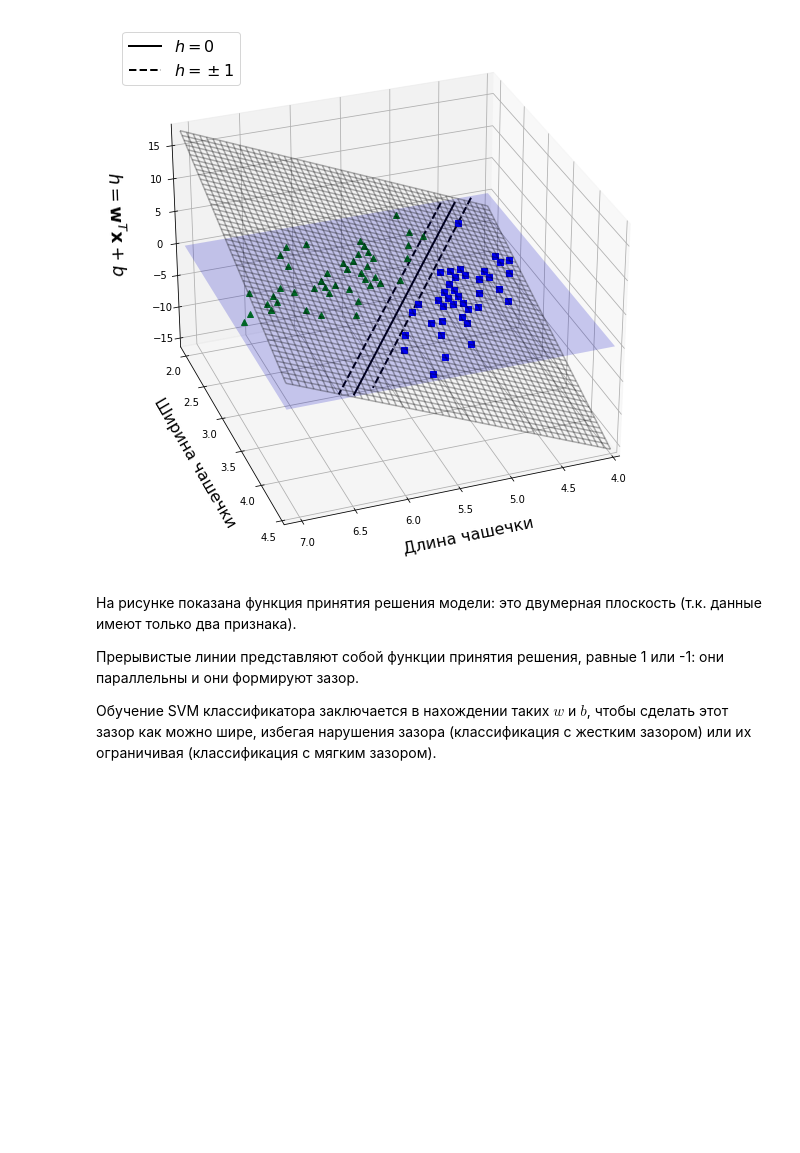
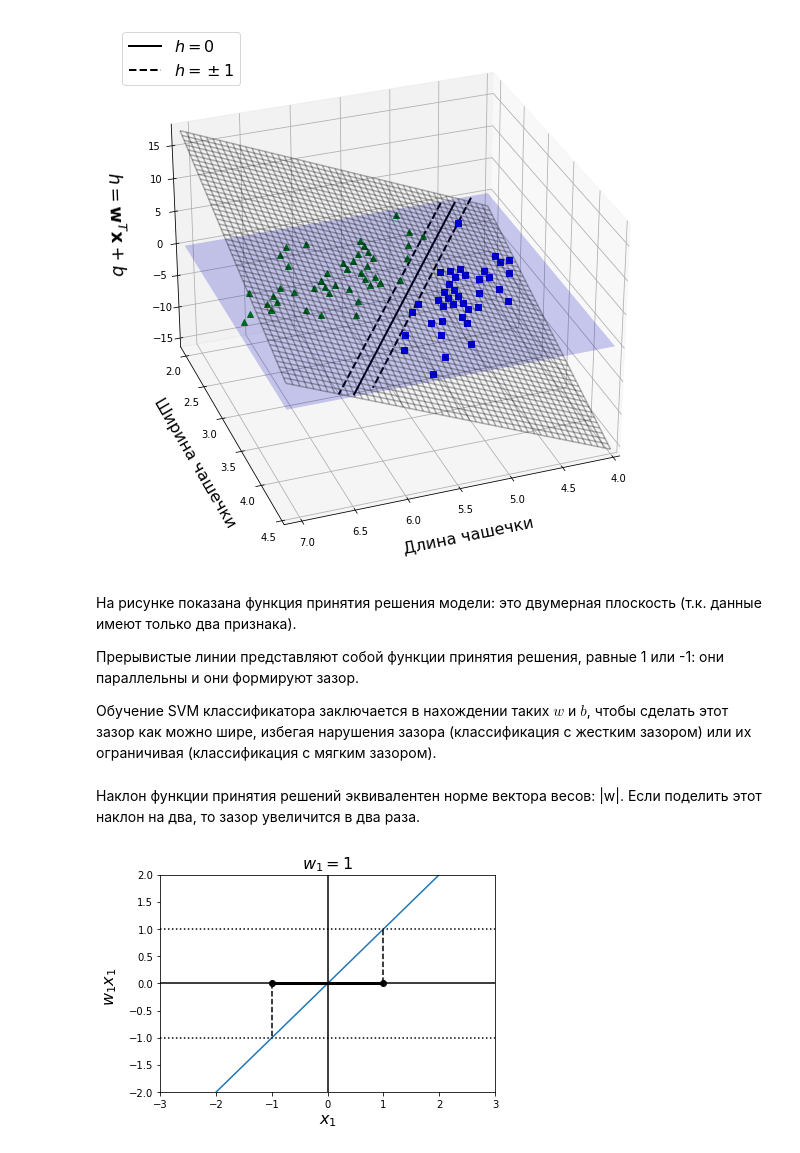
Before and after one commit to Lpshkn/Tutors, a Jupyter notebook: Practice/SVM/SVM.ipynb, the cells around one changed output. Saved outputs shown, nothing was run; the diff lists cells and outputs as text; code cells hidden in the pictures; blank space fills up the shorter version.

```diff
--- a/Practice/SVM/SVM.ipynb
+++ b/Practice/SVM/SVM.ipynb
@@ -581,3 +581,26 @@ plt.show()
 Прерывистые линии представляют собой функции принятия решения, равные 1 или -1: они параллельны и они формируют зазор.
 
 Обучение SVM классификатора заключается в нахождении таких $w$ и $b$, чтобы сделать этот зазор как можно шире, избегая нарушения зазора (классификация с жестким зазором) или их ограничивая (классификация с мягким зазором).
+# %% [markdown]
+Наклон функции принятия решений эквивалентен норме вектора весов: \|w\|. Если  поделить этот наклон на два, то зазор увеличится в два раза.
+# %%
+x = np.linspace(-3, 3, 200)
+w = 1; b = 0
+y = w * x + b
+m = 1 / w
+
+plt.plot(x, y)
+plt.plot([-3, 3], [1, 1], "k:")
+plt.plot([-3, 3], [-1, -1], "k:")
+plt.axhline(y=0, color='k')
+plt.axvline(x=0, color='k')
+plt.plot([m, m], [0, 1], "k--")
+plt.plot([-m, -m], [0, -1], "k--")
+plt.plot([-m, m], [0, 0], "k-o", linewidth=3)
+plt.axis([-3, 3] + [-2, 2])
+plt.xlabel(r"$x_1$", fontsize=16)
+plt.ylabel(r"$w_1 x_1$  ", labelpad=10, fontsize=16)
+plt.title(r"$w_1 = {}$".format(w), fontsize=16)
+plt.show()
+# %% [output]
+[figure, added]
```
Also changed, not shown: parts of 12 cells of this notebook, 2 other files.
